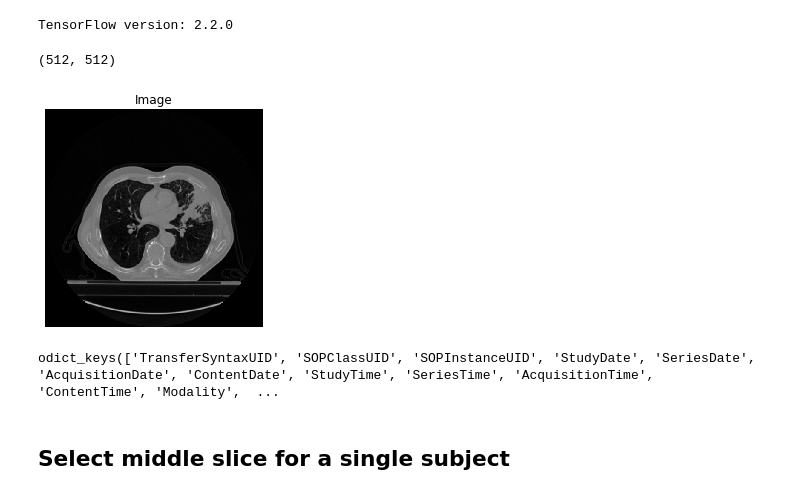
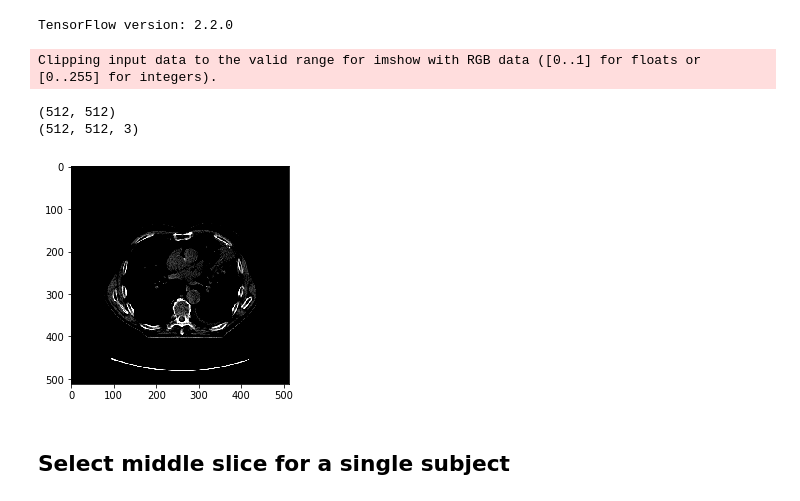
Before and after one commit to DanielEvansLab/MLgroup, a Jupyter notebook: NSCLS_deep/NSCLS.ipynb, the cells around one changed output. Saved outputs shown, nothing was run; the diff lists cells and outputs as text; code cells hidden in the pictures.

```diff
--- a/NSCLS_deep/NSCLS.ipynb
+++ b/NSCLS_deep/NSCLS.ipynb
@@ -27,18 +27,24 @@ TensorFlow version: 2.2.0
 # %%
 im = imageio.imread("~/shared/sfcc/shared_data/NSCLS/data/dicom/NSCLC-Radiomics/NSCLC-Radiomics/LUNG1-001/09-18-2008-StudyID-69331/0.000000-82046/1-067.dcm")
 print(im.shape)
-def show_image(image, title = "Image", cmap_type = "gray"):
+def show_image(image, title = "Image", cmap_type = "rainbow"):
     plt.imshow(image, cmap = cmap_type)
     plt.title(title)
     plt.axis("off")
     plt.show()
 
-show_image(im)
-print(im.meta.keys())
+#show_image(im)
+#print(im.meta.keys())
+imRGB = color.gray2rgb(im)
+print(imRGB.shape)
+#show_image(imRGB)
+plt.imshow(imRGB)
+plt.show()
 # %% [output]
-(512, 512)
+Clipping input data to the valid range for imshow with RGB data ([0..1] for floats or [0..255] for integers).
+(512, 512)
+(512, 512, 3)
-[figure, old version]
+[figure, new version]
-odict_keys(['TransferSyntaxUID', 'SOPClassUID', 'SOPInstanceUID', 'StudyDate', 'SeriesDate', 'AcquisitionDate', 'ContentDate', 'StudyTime', 'SeriesTime', 'AcquisitionTime', 'ContentTime', 'Modality',  ...
 # %% [markdown]
 ## Select middle slice for a single subject
 # %%
```
Also changed, not shown: parts of 6 cells of this notebook.
